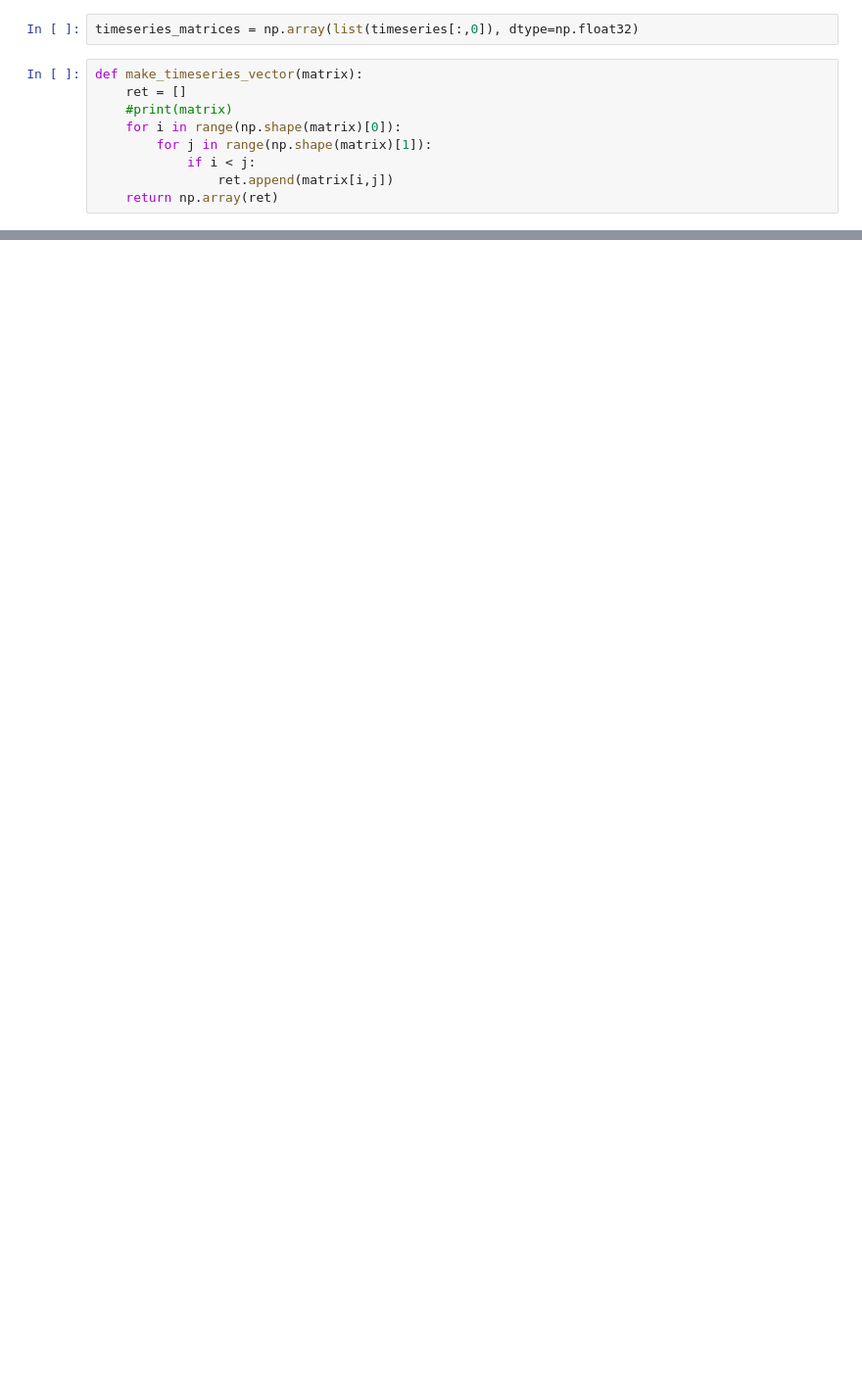
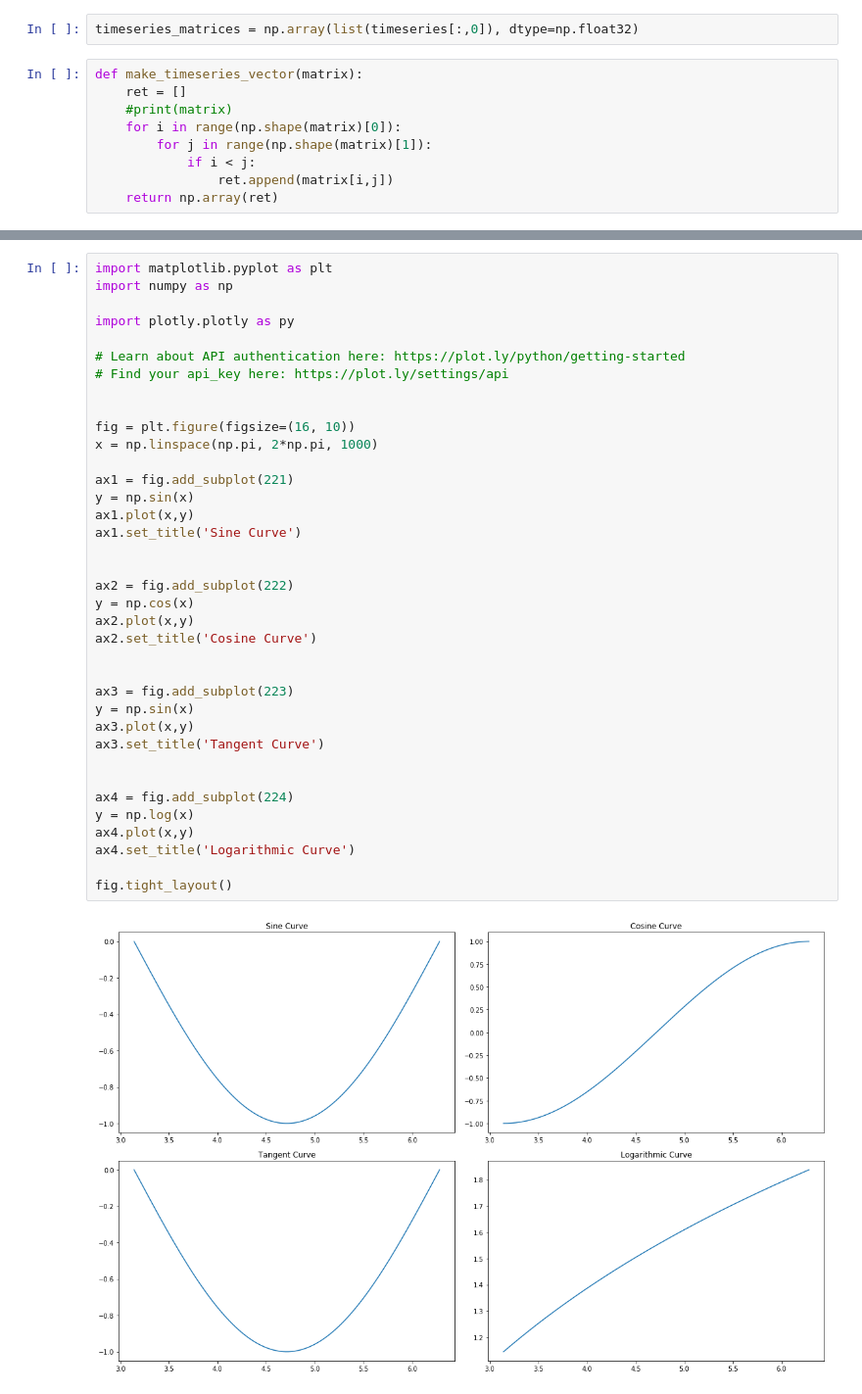
Before and after one commit to janguera/seismic-monitors-time-delay, a Jupyter notebook: Graph denoising Notebook.ipynb, the cells around one changed output, grey strips where cells are left out. Shown at 98% size. Cells and saved outputs as stored; diff of their text form; blank space fills up the shorter version.

```diff
--- a/Graph denoising Notebook.ipynb
+++ b/Graph denoising Notebook.ipynb
@@ -628,0 +742,39 @@ array([0.55, 0.45, 0.37, 0.4 , 0.36, 0.85, 0.39, 0.41, 0.49, 0.39, 0.62,
+# %%
+import matplotlib.pyplot as plt
+import numpy as np
+
+import plotly.plotly as py
+
+# Learn about API authentication here: https://plot.ly/python/getting-started
+# Find your api_key here: https://plot.ly/settings/api
+
+
+fig = plt.figure(figsize=(16, 10))
+x = np.linspace(np.pi, 2*np.pi, 1000)
+
+ax1 = fig.add_subplot(221)
+y = np.sin(x)
+ax1.plot(x,y)
+ax1.set_title('Sine Curve')
+
+
+ax2 = fig.add_subplot(222)
+y = np.cos(x)
+ax2.plot(x,y)
+ax2.set_title('Cosine Curve')
+
+
+ax3 = fig.add_subplot(223)
+y = np.sin(x)
+ax3.plot(x,y)
+ax3.set_title('Tangent Curve')
+
+
+ax4 = fig.add_subplot(224)
+y = np.log(x)
+ax4.plot(x,y)
+ax4.set_title('Logarithmic Curve')
+
+fig.tight_layout()
+# %% [output]
+[figure, added]
```
Also changed, not shown: parts of 11 cells of this notebook, 1 other file.
